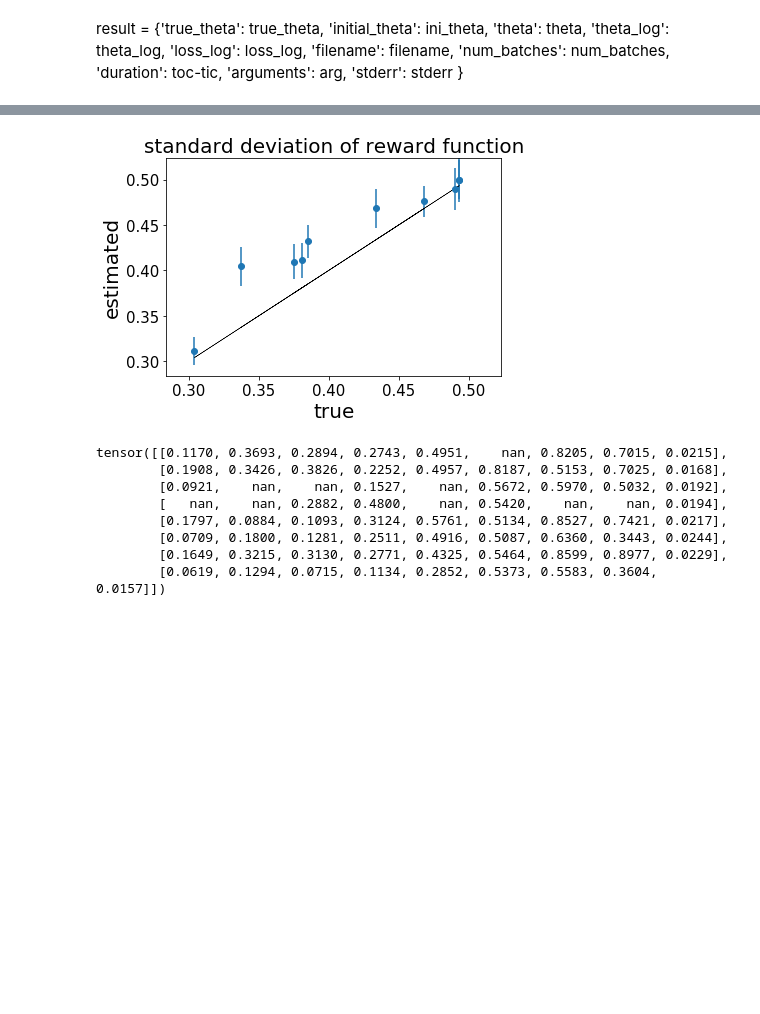
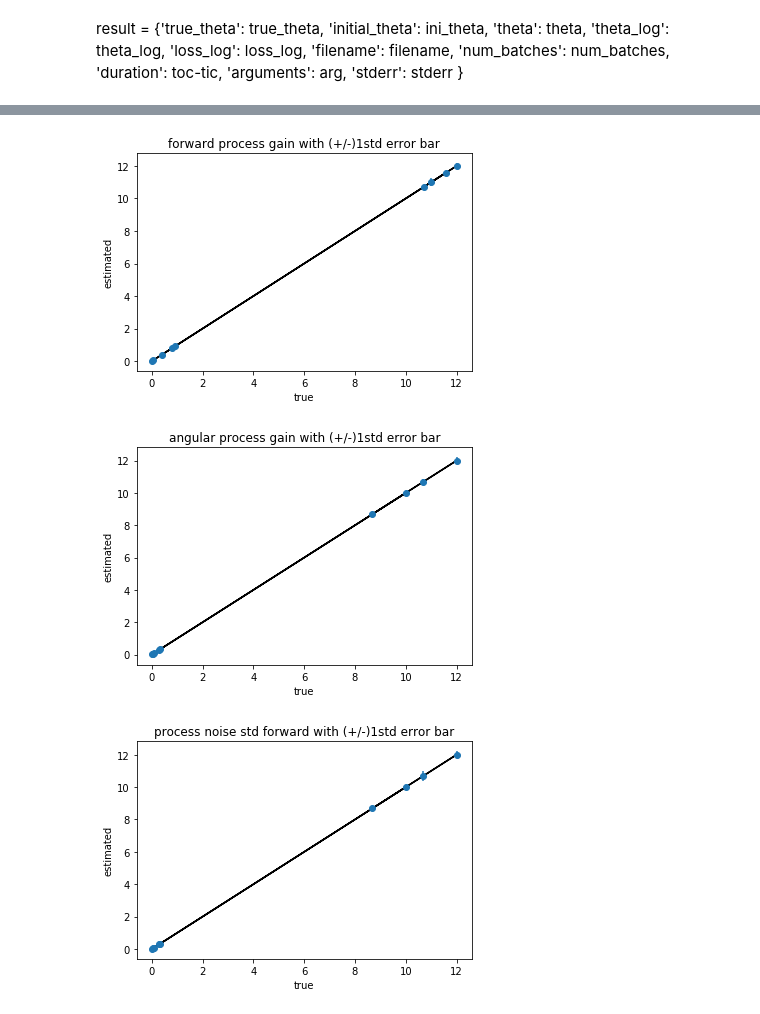
Before and after one commit to minhae0516/firefly-inverse, a Jupyter notebook: inverse_plotter.ipynb, the cells around one changed output, grey strips where cells are left out. Drawn from its saved outputs; the diff is of its cells as text; code cells hidden in the pictures; blank space fills up the shorter version.

```diff
--- a/inverse_plotter.ipynb
+++ b/inverse_plotter.ipynb
@@ -31,0 +23,2 @@ tensor([ 9.8227,  9.8237,  9.8246,  ..., 10.5630, 10.5629, 10.5629])
+# %%
+result_log= result_log_set[0]
@@ -58,0 +118,7 @@ for i in range(len(result_log)):
+# %%
+theta_log=[]
+for i in range(len(result_log['theta_log'])):
+    theta_log.append(result_log['theta_log'][i][8])
+plt.figure()
+plt.plot(theta_log)
+plt.title('theta convergence')
@@ -58,0 +133,8 @@ for i in range(len(result_log)):
+# %%
+final_theta = []
+true_theta = []
+stderr = []
+for ttt in range(len(result_log_set)):
+    final_theta.append(result_log_set[ttt]['theta'].data)
+    true_theta.append(result_log_set[ttt]['true_theta'].data)
+    stderr.append(result_log_set[ttt]['stderr'].data)
@@ -59,11 +151,7 @@ for i in range(len(result_log)):
 # %%
 title_range = ['forward process gain', 'angular process gain', 'process noise std forward',
-                          'process noise std angular', 'forward observation gain', 'angular observation gain', 'obs noise std forward',
-                          'obs noise std angular', 'std of subjective reward function']
-for i in [0,1,4,5]: #range(len(true_theta[0,:])):
-    mplotter(true_theta[:,i], final_theta[:,i], yerr =2*stderr[:,i] ,title = title_range[i]) #+' with (+/-)2std error bar')
-    plt.xlim(true_theta[:,i].min()-0.25, true_theta[:,i].max()+0.25)
-    plt.ylim(true_theta[:,i].min()-0.25, true_theta[:,i].max()+0.25)
-
-    plt.savefig('../firefly-inverse-data/data/20191016-205855-231215_obs_2'+title_range[i]+'.eps', format = 'eps')
+                          'process noise std angular', 'obs gain forward', 'obs gain angular', 'obs noise std forward',
+                          'obs noise std angular', 'goal radius']
+for i in range(len(final_theta)):
+    mplotter(true_theta[:][i],final_theta[:][i], yerr =stderr[:][i] ,title = title_range[i]+' with (+/-)1std error bar')
 # %% [output]
@@ -74,25 +161,13 @@ for i in [0,1,4,5]: #range(len(true_theta[0,:])):
 # %%
-title_range = ['forward velocity gain', 'angular velocity gain', 'process noise std forward',
-                          'process noise std angular', 'forward observation gain', 'angular observation gain', 'obs noise std forward',
-                          'obs noise std angular', 'standard deviation of reward function']
-for i in [8]: #range(len(true_theta[0,:])):
-    mplotter(true_theta[:,i], final_theta[:,i], yerr =stderr[:,i] ,title = title_range[i]) #+' with (+/-)2std error bar')
-    plt.xlim(true_theta[:,i].min()-0.02, true_theta[:,i].max()+0.03)
-    plt.ylim(true_theta[:,i].min()-0.02, true_theta[:,i].max()+0.03)
-    plt.savefig('../firefly-inverse-data/data/20191016-205855-231215_obs_'+title_range[i]+'.eps', format = 'eps')
+title_range = ['forward process gain', 'angular process gain', 'process noise std forward',
+                          'process noise std angular', 'obs gain forward', 'obs gain angular', 'obs noise std forward',
+                          'obs noise std angular', 'goal radius']
+for i in range(len(final_theta)):
+    mplotter(final_theta[i],final_theta[i], yerr =stderr[i] ,title = title_range[i]+' with (+/-)1std error bar')
 # %% [output]
-[figure, old version]
+[figure, new version]
+[figure, added]
+[figure, added]
-# %%
-stderr[:8]
-# %% [output]
-tensor([[0.1170, 0.3693, 0.2894, 0.2743, 0.4951,    nan, 0.8205, 0.7015, 0.0215],
-        [0.1908, 0.3426, 0.3826, 0.2252, 0.4957, 0.8187, 0.5153, 0.7025, 0.0168],
-        [0.0921,    nan,    nan, 0.1527,    nan, 0.5672, 0.5970, 0.5032, 0.0192],
-        [   nan,    nan, 0.2882, 0.4800,    nan, 0.5420,    nan,    nan, 0.0194],
-        [0.1797, 0.0884, 0.1093, 0.3124, 0.5761, 0.5134, 0.8527, 0.7421, 0.0217],
-        [0.0709, 0.1800, 0.1281, 0.2511, 0.4916, 0.5087, 0.6360, 0.3443, 0.0244],
-        [0.1649, 0.3215, 0.3130, 0.2771, 0.4325, 0.5464, 0.8599, 0.8977, 0.0229],
-        [0.0619, 0.1294, 0.0715, 0.1134, 0.2852, 0.5373, 0.5583, 0.3604, 0.0157]])
 # %%
 i_range = [2,3,6,7,8]
 title_range = ['forward process gain', 'angular process gain', 'log variance of process noise forward',
```
Also changed, not shown: parts of 24 cells of this notebook, 5 other files.
